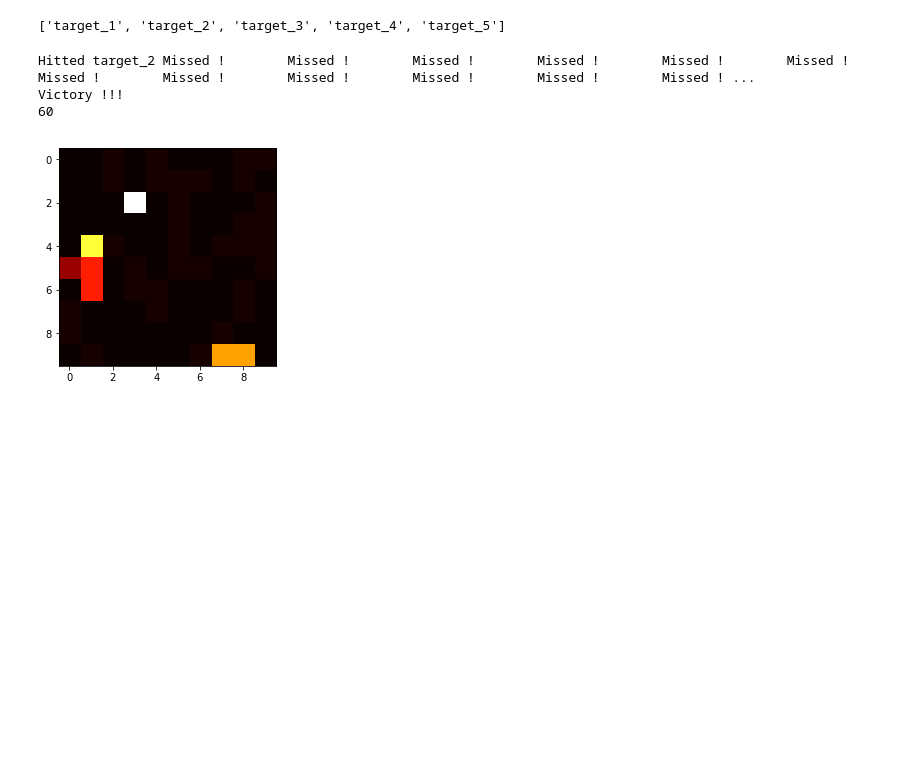
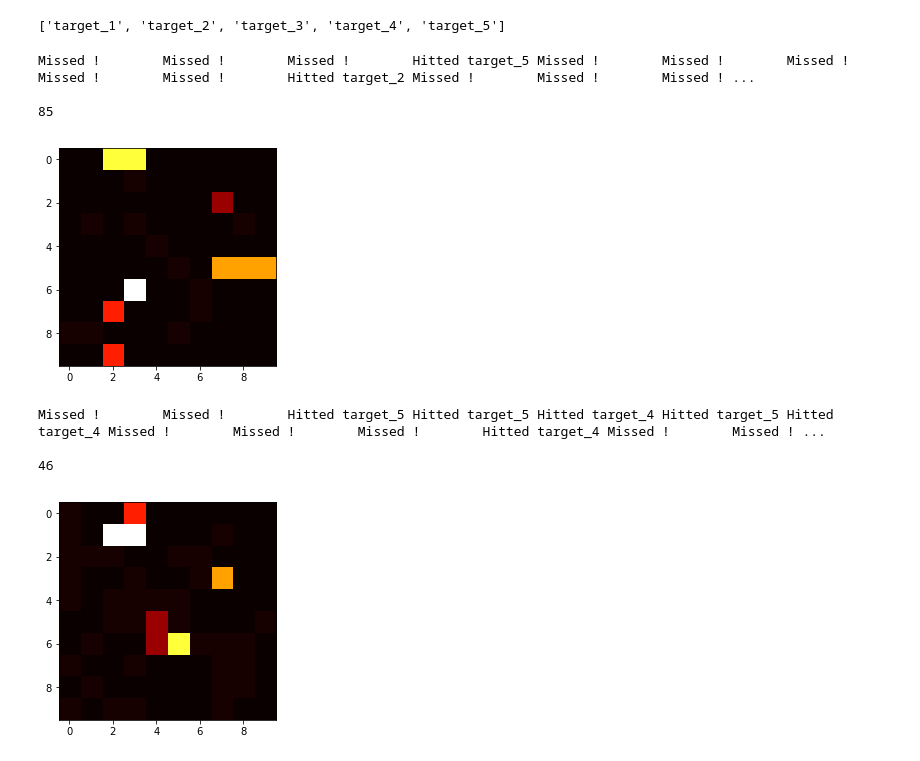
Before and after one commit to shetsecure/3i005, a Jupyter notebook: Untitled.ipynb, the cells around one changed output. Saved outputs shown, nothing was run; the diff lists cells and outputs as text; code cells hidden in the pictures; blank space fills up the shorter version.

Commit message:
Added heuristic player

```diff
--- a/Untitled.ipynb
+++ b/Untitled.ipynb
@@ -444,18 +446,11 @@ while not b.victory():
     player.play()
     count += 1
 
+print('\n')
 print(count)
 b.show()
 # %% [output]
-Hitted target_2 Missed !        Missed !        Missed !        Missed !        Missed !        Missed !        Missed !        Missed !        Missed !        Missed !        Missed !        Missed ! ...
-Victory !!!
-60
+Missed !        Missed !        Missed !        Hitted target_5 Missed !        Missed !        Missed !        Missed !        Missed !        Hitted target_2 Missed !        Missed !        Missed ! ...
+
+85
-[figure, old version]
+[figure, new version]
-# %%
-class HeuristicPlayer(RandomPlayer):
-    """
-        A player that plays randomly (randomly choose a position and hit.)
-        Each time he chooses a random position (never choose the same position twice.)
-    """
-
-    def play(self, )
@@ -461,0 +566,17 @@ class HeuristicPlayer(RandomPlayer):
+# %%
+player = HeuristicPlayer(b,2)
+count = 0
+b.reset()
+
+while not b.victory():
+    player.play()
+    count += 1
+
+print('\n')
+print(count)
+b.show()
+# %% [output]
+Missed !        Missed !        Hitted target_5 Hitted target_5 Hitted target_4 Hitted target_5 Hitted target_4 Missed !        Missed !        Missed !        Hitted target_4 Missed !        Missed ! ...
+
+46
+[figure, added]
```
Also changed, not shown: parts of 4 cells of this notebook, 2 other files.
